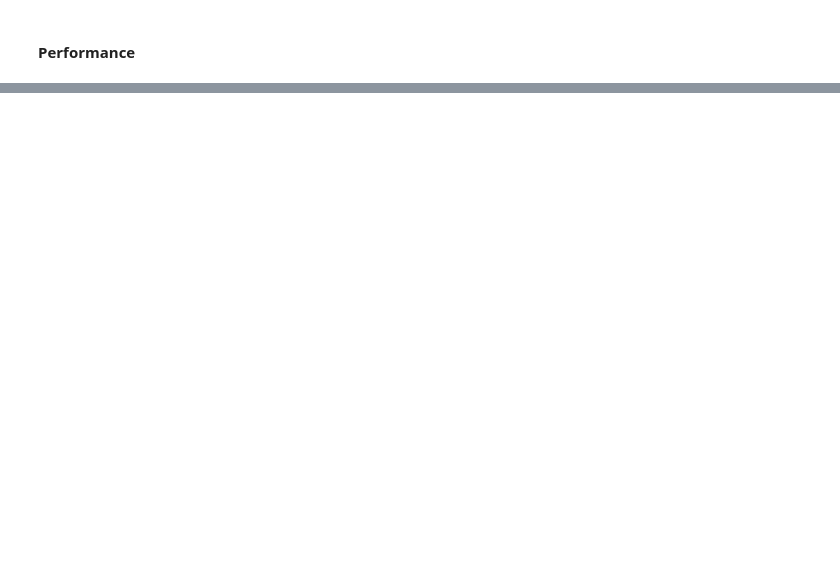
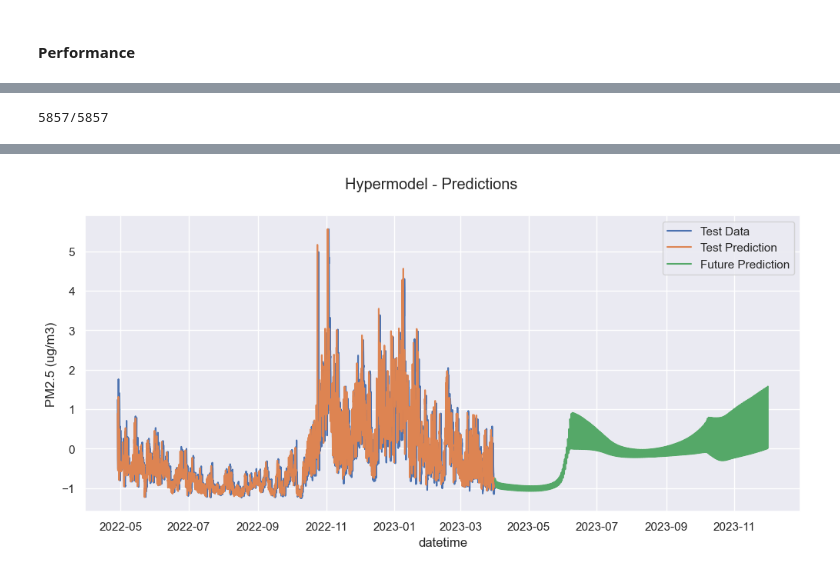
Before and after one commit to sotostzam/india-air-quality-analysis, a Jupyter notebook: 2_deep_learning.ipynb, the cells around one changed output, grey strips where cells are left out. Saved outputs shown, nothing was run; the diff lists cells and outputs as text; code cells hidden in the pictures; blank space fills up the shorter version.

Commit message:
add single-step future predictions

```diff
--- a/2_deep_learning.ipynb
+++ b/2_deep_learning.ipynb
@@ -696,0 +718,16 @@ Test MAE:  0.06634 from 0.06712 (-1.163% better)
+# %%
+def get_future_range(start_date, end_date):
+    return pd.date_range(start=start_date, end=end_date, freq='1H')
+# %%
+start_date = '2023-04-01'
+end_date   = '2023-12-01'
+future_dates = get_future_range(start_date, end_date)
+# %%
+def get_sin_cos_timestamp(timestamp):
+    date_time = pd.to_datetime(timestamp, format='%d.%m.%Y %H:%M:%S')
+    timestamp = pd.Timestamp.timestamp(date_time)
+
+    return [np.sin(timestamp * (2 * np.pi / day)),
+            np.cos(timestamp * (2 * np.pi / day)),
+            np.sin(timestamp * (2 * np.pi / year)),
+            np.cos(timestamp * (2 * np.pi / year))]
@@ -696,0 +764,25 @@ Test MAE:  0.06634 from 0.06712 (-1.163% better)
+# %%
+predictions = auto_predict(hypermodel, future_dates)
+# %% [output]
+5857/5857
+# %%
+test_predictions = model.predict(X_test)
+test_predictions = pd.DataFrame(test_predictions, index=test_df.index[:-single_step_window.input_width-1], columns=single_step_window.label_columns)
+
+fig = plt.figure(figsize=(12, 5))
+fig.suptitle('Hypermodel - Predictions')
+
+future_timesteps = pd.DataFrame(future_dates, columns=['datetime'])
+future_timesteps = future_timesteps.set_index('datetime')
+print(future_timesteps.shape)
+
+future_df = pd.DataFrame(predictions[:,0,0],
+                         index = future_timesteps.index,
+                         columns =['Future Prediction'])
+
+sns.lineplot(data=test_df, x=test_df.index, y=single_step_window.label_columns[0], label="Test Data")
+sns.lineplot(data=test_predictions, x=test_predictions.index, y=single_step_window.label_columns[0], label="Test Prediction")
+sns.lineplot(data=future_df, x=future_df.index, y=future_df['Future Prediction'], label="Future Prediction")
+
+plt.show()
+# %% [output]
@@ -696,0 +791 @@ Test MAE:  0.06634 from 0.06712 (-1.163% better)
+[figure, added]
```
Also changed, not shown: parts of 23 cells of this notebook.
